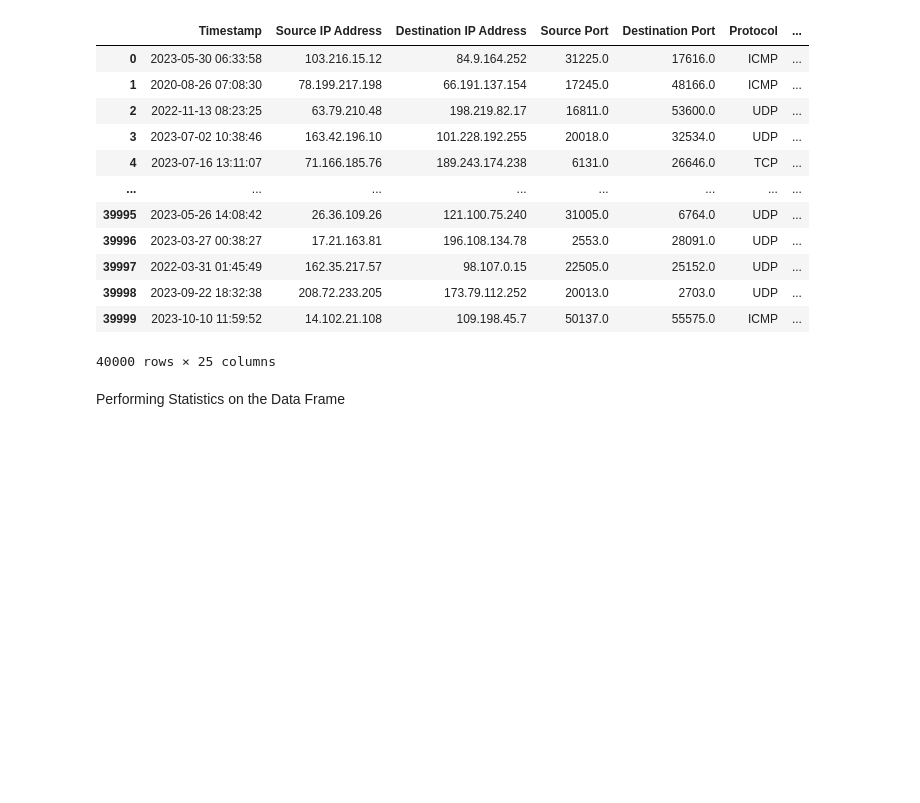
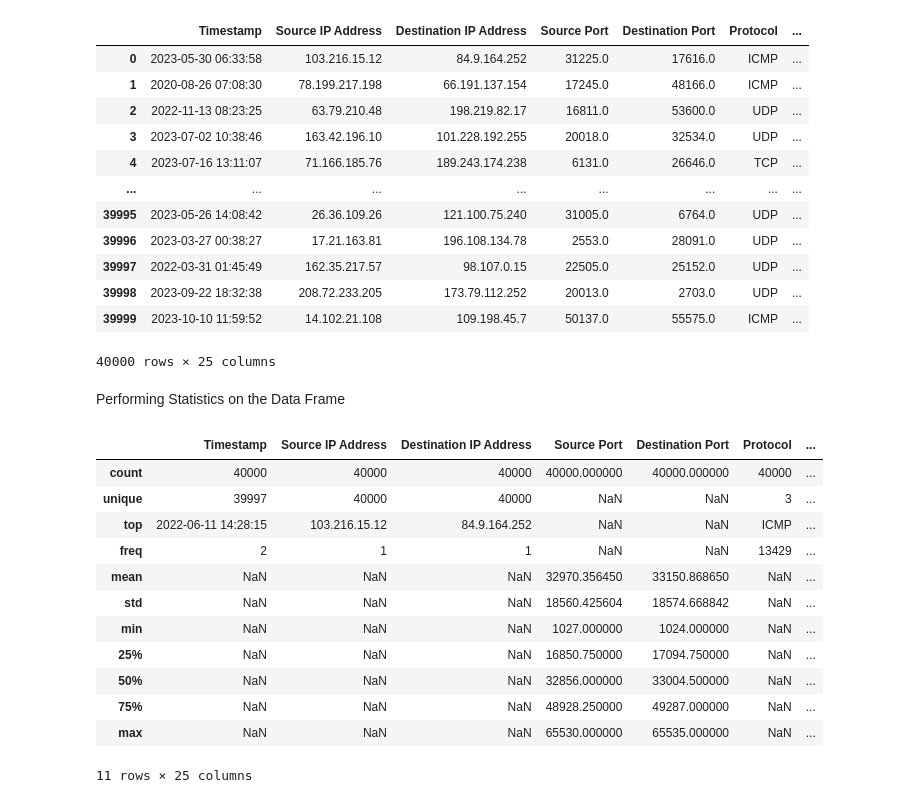
Before and after one commit to ChuckJovans/CyberSecurity-Attacks-EDA, a Jupyter notebook: cybersecurity.ipynb, the cells around one changed output. Drawn from its saved outputs; the diff is of its cells as text; code cells hidden in the pictures; blank space fills up the shorter version.

```diff
--- a/cybersecurity.ipynb
+++ b/cybersecurity.ipynb
@@ -112,3 +112,19 @@ df
 40000 rows × 25 columns
 # %% [markdown]
 Performing Statistics on the Data Frame
+# %%
+datacleaner.summary()
+# %% [output]
+|  | Timestamp | Source IP Address | Destination IP Address | Source Port | Destination Port | Protocol | ... |
+| count | 40000 | 40000 | 40000 | 40000.000000 | 40000.000000 | 40000 | ... |
+| unique | 39997 | 40000 | 40000 | NaN | NaN | 3 | ... |
+| top | 2022-06-11 14:28:15 | 103.216.15.12 | 84.9.164.252 | NaN | NaN | ICMP | ... |
+| freq | 2 | 1 | 1 | NaN | NaN | 13429 | ... |
+| mean | NaN | NaN | NaN | 32970.356450 | 33150.868650 | NaN | ... |
+| std | NaN | NaN | NaN | 18560.425604 | 18574.668842 | NaN | ... |
+| min | NaN | NaN | NaN | 1027.000000 | 1024.000000 | NaN | ... |
+| 25% | NaN | NaN | NaN | 16850.750000 | 17094.750000 | NaN | ... |
+| 50% | NaN | NaN | NaN | 32856.000000 | 33004.500000 | NaN | ... |
+| 75% | NaN | NaN | NaN | 48928.250000 | 49287.000000 | NaN | ... |
+| max | NaN | NaN | NaN | 65530.000000 | 65535.000000 | NaN | ... |
+11 rows × 25 columns
```
Also changed, not shown: parts of 3 cells of this notebook.
